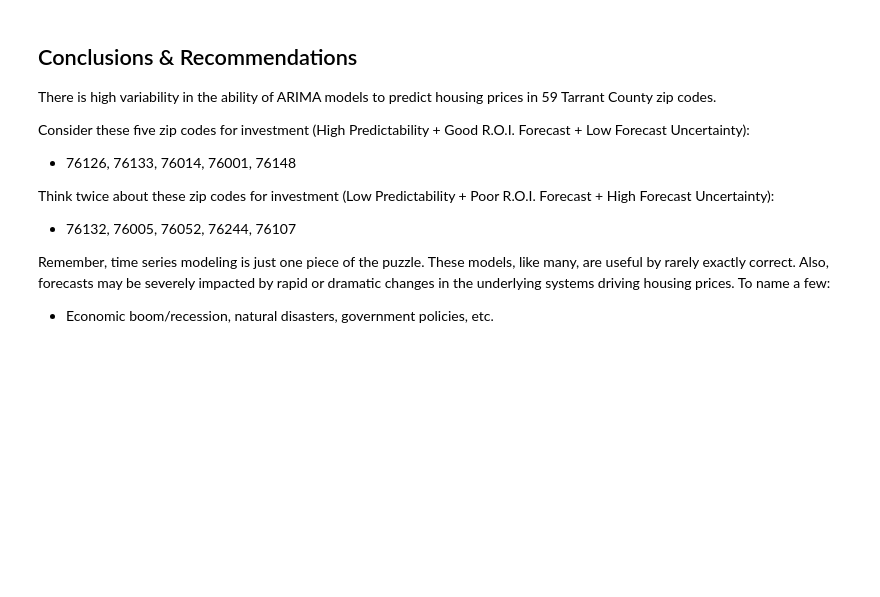
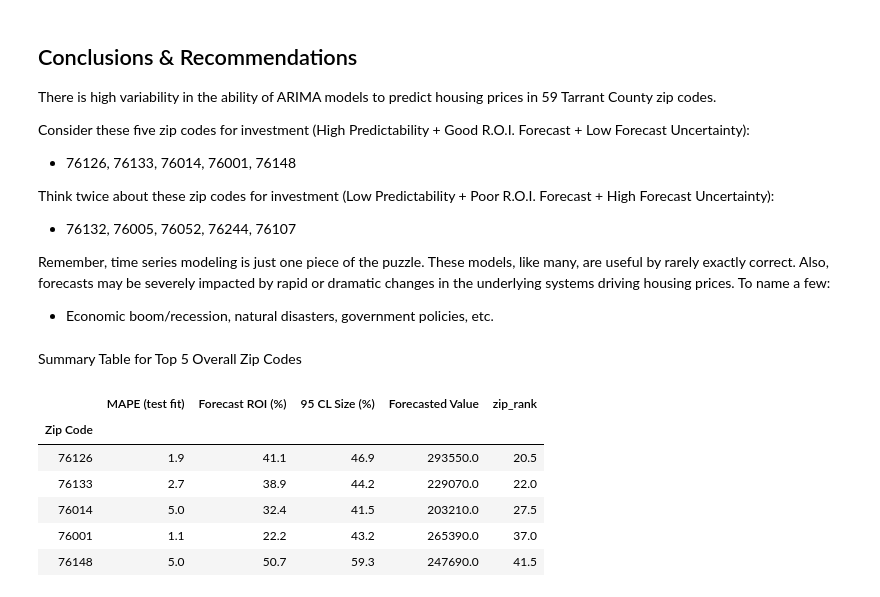
Before and after one commit to douglaspsteen/dsc-mod-4-project-online-ds-ft-100719, a Jupyter notebook: mod_4_final_student.ipynb, the cells around one changed output. Saved outputs shown, nothing was run; the diff lists cells and outputs as text; code cells hidden in the pictures; blank space fills up the shorter version.

```diff
--- a/mod_4_final_student.ipynb
+++ b/mod_4_final_student.ipynb
@@ -388,11 +377,16 @@ def forecast_arima(df, zip_code, forecast_begin, forecast_end, pdq, plot=False):
 
     size_cl = np.round(high_ROI - low_ROI, 3)
 
-    ROI_summary = pd.DataFrame(columns=[
-                               'Zip Code', 'Forecast ROI (%)', 'L 95 ROI (%)', 'H 95 ROI (%)', '95 CL Size (%)'])
+    ROI_summary = pd.DataFrame(columns=['Zip Code', 'Forecast ROI (%)', 'L 95 ROI (%)',
+                                        'H 95 ROI (%)', '95 CL Size (%)',
+                                        'Initial Value', 'Forecasted Value'])
 
-    ROI_summary = ROI_summary.append({'Zip Code': str(zip_code), 'Forecast ROI (%)': ROI*100, 'L 95 ROI (%)': low_ROI*100,
-                                      'H 95 ROI (%)': high_ROI*100, '95 CL Size (%)': size_cl*100}, ignore_index=True)
+    ROI_summary = ROI_summary.append({'Zip Code': str(zip_code), 'Forecast ROI (%)': ROI*100,
+                                      'L 95 ROI (%)': low_ROI*100,
+                                      'H 95 ROI (%)': high_ROI*100, '95 CL Size (%)': size_cl*100,
+                                      'Intial Value': round(init_val),
+                                      'Forecasted Value': round(f_val,-1)
+                                      }, ignore_index=True)
 
     return ROI_summary
 # %% [markdown]
@@ -658,15 +667,15 @@ The ACFs typically tail off, however some experience a sharper 'cut off' at lag
 # Loop through each zip code in Tarrant county, find best ARIMA pdq order for training data
 # Achieved by minimizing AIC for each zip code
 
-# tarrant_zips = df_melted['RegionName'].unique() # iterable list of unique zip codes
-# best_tarrant_models = [] # container for storing best model for each zip code
+tarrant_zips = df_melted['RegionName'].unique() # iterable list of unique zip codes
+best_tarrant_models = [] # container for storing best model for each zip code
 
-# for zc in tqdm_notebook(tarrant_zips, desc='Total Grid Search Progress'):
-#     zip_code, min_result = arima_grid_search(df = df_melted, p = range(0,7), d=range(1,4), q=range(0,9),
-#                                              zip_code=zc)
-#     best_tarrant_models.append({f'{zip_code}': min_result})
+for zc in tqdm_notebook(tarrant_zips, desc='Total Grid Search Progress'):
+    zip_code, min_result = arima_grid_search(df = df_melted, p = range(0,7), d=range(1,4), q=range(0,9),
+                                             zip_code=zc)
+    best_tarrant_models.append({f'{zip_code}': min_result})
 
-# print(best_tarrant_models)
+print(best_tarrant_models)
 # %% [output]
 HBox(children=(IntProgress(value=0, description='Total Grid Search Progress', max=59, style=ProgressStyle(desc…
 HBox(children=(IntProgress(value=0, description='76063 Grid Search Progress', max=189, style=ProgressStyle(des…
@@ -748,10 +763,11 @@ for i in range(len(best_tarrant_models)):
         df_all_fcs = pd.concat([df_all_fcs, fc_sum_i], axis=0)
     except:
         continue
+
 # Sort forecast results by Zip (over the total 36 month interval)
-df_all_fcs = df_all_fcs.sort_values('Zip Code')
+# df_all_fcs = df_all_fcs.sort_values('Zip Code', axis=1)
 
 # Set Zip Code as the index
-df_all_fcs.set_index('Zip Code', inplace=True)
+# df_all_fcs.set_index('Zip Code', inplace=True)
 
 display(df_all_fcs)
@@ -880,3 +905,15 @@ Think twice about these zip codes for investment (Low Predictability + Poor R.O.
 Remember, time series modeling is just one piece of the puzzle. These models, like many, are useful by rarely exactly correct. Also, forecasts may be severely impacted by rapid or dramatic changes in the underlying systems driving housing prices. To name a few:
 
 - Economic boom/recession, natural disasters, government policies, etc.
+# %% [markdown]
+Summary Table for Top 5 Overall Zip Codes
+# %%
+display(top_5_zips.loc[:,['MAPE (test fit)', 'Forecast ROI (%)', '95 CL Size (%)', 'Forecasted Value', 'zip_rank']])
+# %% [output]
+|  | MAPE (test fit) | Forecast ROI (%) | 95 CL Size (%) | Forecasted Value | zip_rank |
+| Zip Code |  |  |  |  |  |
+| 76126 | 1.9 | 41.1 | 46.9 | 293550.0 | 20.5 |
+| 76133 | 2.7 | 38.9 | 44.2 | 229070.0 | 22.0 |
+| 76014 | 5.0 | 32.4 | 41.5 | 203210.0 | 27.5 |
+| 76001 | 1.1 | 22.2 | 43.2 | 265390.0 | 37.0 |
+| 76148 | 5.0 | 50.7 | 59.3 | 247690.0 | 41.5 |
```
Also changed, not shown: parts of 13 cells of this notebook, 2 other files.
